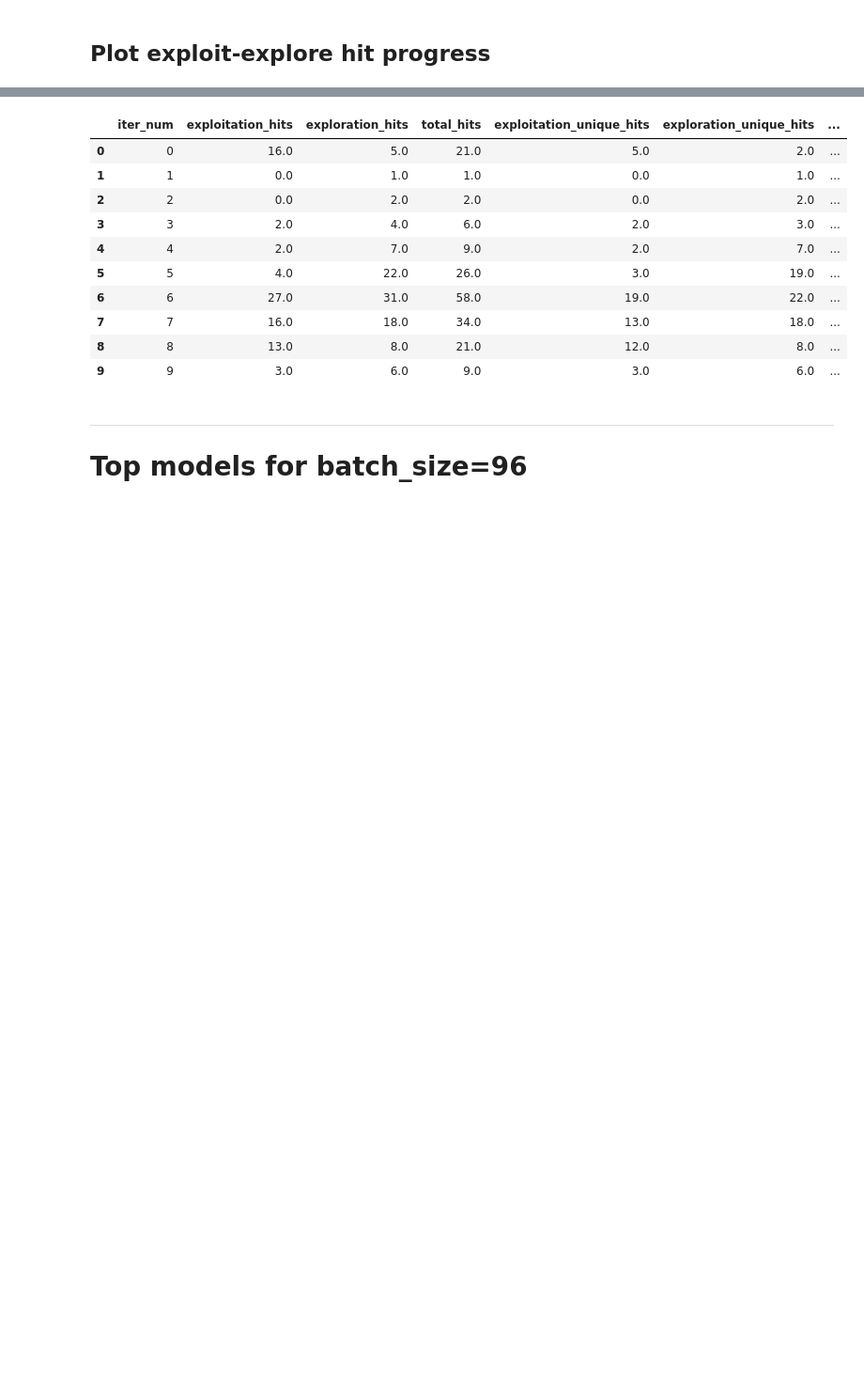
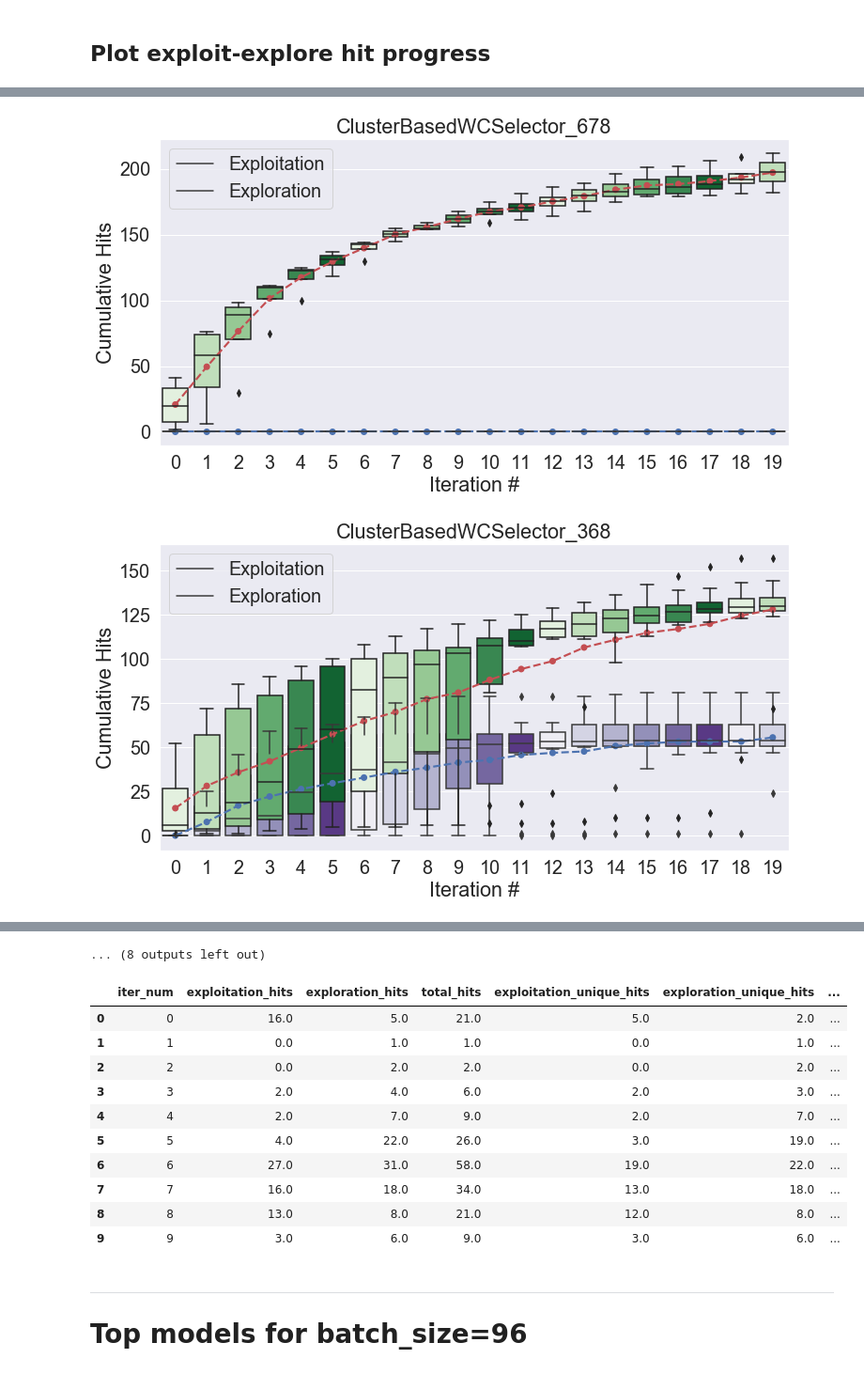
Before and after one commit to gitter-lab/active-learning-drug-discovery, a Jupyter notebook: analysis_notebooks/Analyze Experiment 2- All.ipynb, the cells around one changed output, grey strips where cells are left out. Shown at 94% size. Saved outputs shown, nothing was run; the diff lists cells and outputs as text; code cells hidden in the pictures; blank space fills up the shorter version.

```diff
--- a/analysis_notebooks/Analyze Experiment 2- All.ipynb
+++ b/analysis_notebooks/Analyze Experiment 2- All.ipynb
@@ -153,0 +141,39 @@ for hid in sorted_hid_list:
+# %%
+import seaborn as sns
+import matplotlib.pyplot as plt
+sns.set_context("paper")
+sns.set(font_scale=1.8)
+figsize=(12, 6)
+
+sorted_hid_list = sdf.index.tolist()
+iter_df = cdf[cdf['iter_num'] != 9999]
+for hid in sorted_hid_list:
+    temp_df = iter_df[iter_df['hs_id'] == hid]
+    run_list = []
+    for rid in temp_df['rf_id'].unique():
+        run_df = temp_df[temp_df['rf_id'] == rid].sort_values('iter_num')
+        run_df['exploit_cumsum'] = run_df['exploitation_hits'].cumsum()
+        run_df['explore_cumsum'] = run_df['exploration_hits'].cumsum()
+
+        run_list.append(run_df)
+
+    run_df = pd.concat(run_list)
+
+    plt.figure(figsize=figsize)
+
+    sns.boxplot(data=run_df, x='iter_num', y='exploit_cumsum', palette=sns.color_palette("Purples"))
+    sns.pointplot(data=run_df, x='iter_num', y='exploit_cumsum',
+                  linestyles='--', scale=0.8, color='b', errwidth=0, capsize=0)
+
+    sns.boxplot(data=run_df, x='iter_num', y='explore_cumsum', palette=sns.color_palette("Greens"))
+    sns.pointplot(data=run_df, x='iter_num', y='explore_cumsum',
+                  linestyles='--', scale=0.8, color='r', errwidth=0, capsize=0)
+
+    plt.xlabel('Iteration #')
+    plt.ylabel('Cumulative Hits')
+    plt.legend(['Exploitation', 'Exploration'])
+    plt.title(hid)
+    plt.show()
+# %% [output]
+[figure, added]
+[figure, added]
@@ -154,3 +190,4 @@ for hid in sorted_hid_list:
+... (8 outputs left out)
 # %%
 iter_df[iter_df['hs_id']==sorted_hid_list[0]]
 # %% [output]
```
Also changed, not shown: parts of 7 cells of this notebook.
